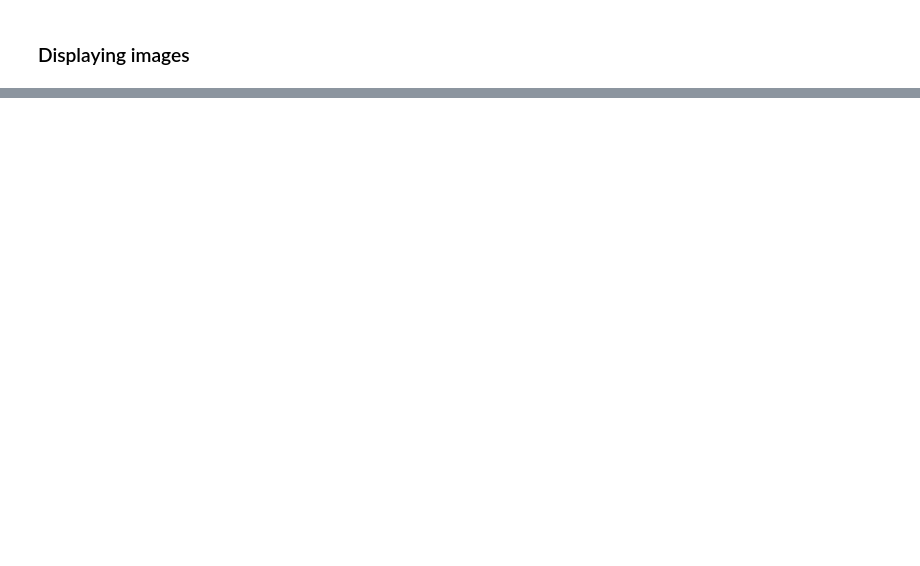
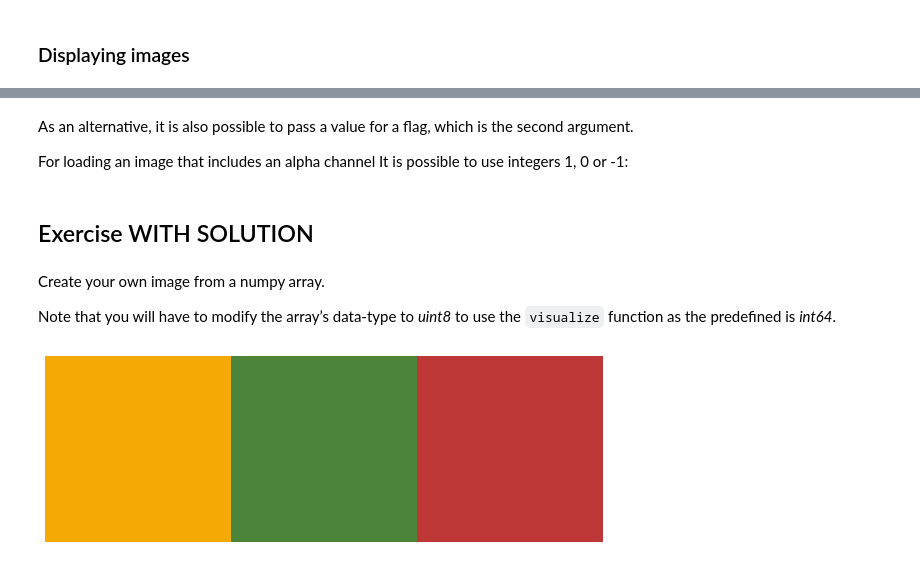
Before and after one commit to fishsizeproject/Course-MLforImageProcessing, a Jupyter notebook: 3-intro-practice.ipynb, the cells around one changed output, grey strips where cells are left out. Saved outputs shown, nothing was run; the diff lists cells and outputs as text; code cells hidden in the pictures; blank space fills up the shorter version.

```diff
--- a/3-intro-practice.ipynb
+++ b/3-intro-practice.ipynb
@@ -35,0 +114,11 @@ img = cv2.imread('img.jpg')
+# %% [markdown]
+As an alternative, it is also possible to pass a value for a flag, which is the second argument.
+
+For loading an image that includes an alpha channel It is possible to use integers 1, 0 or -1:
+# %% [markdown]
+## Exercise WITH SOLUTION
+# %% [markdown]
+Create your own image from a numpy array.
+
+Note that you will have to modify the array’s data-type to
+*uint8* to use the `visualize` function as the predefined is *int64*.
@@ -35,0 +127,6 @@ img = cv2.imread('img.jpg')
+# %%
+array_Lithuania_flag = np.array([[[245, 169, 5], [76, 133, 57], [189, 55, 55]]], np.uint8)
+# %%
+visualize(array_Lithuania_flag)
+# %% [output]
+[figure, added]
```
Also changed, not shown: parts of 20 cells of this notebook.
